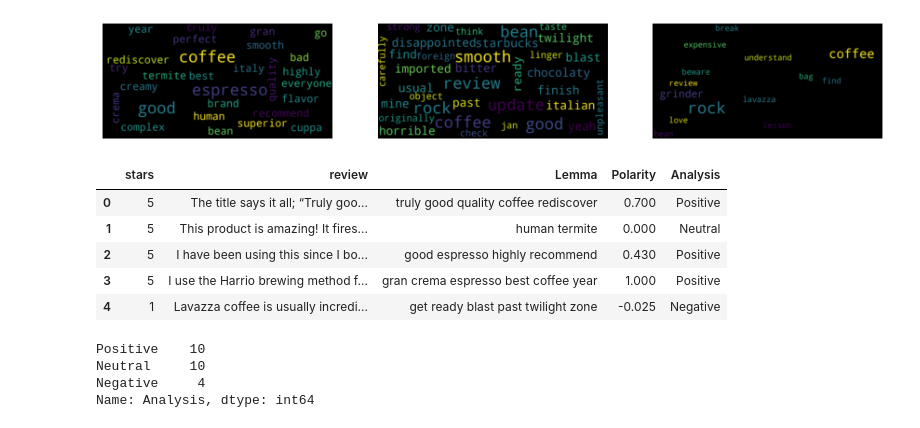
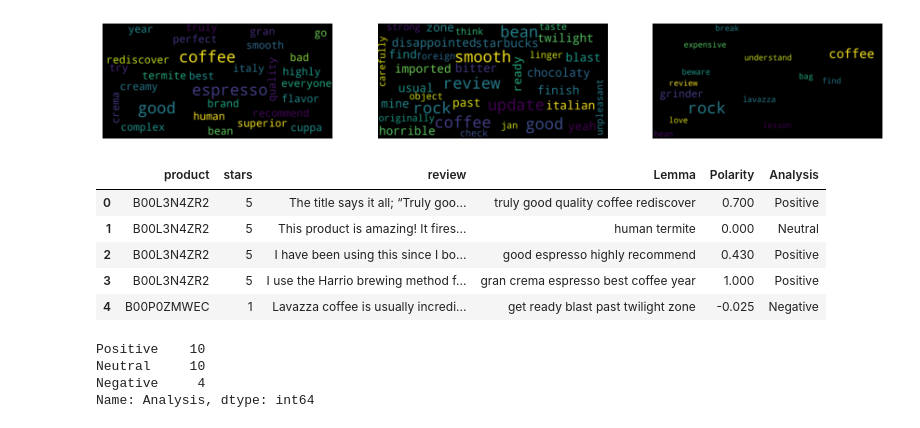
Before and after one commit to yassmin1/Coffee_Lovers, a Jupyter notebook: coffee_review_sentiments.ipynb, the cells around one changed output. Saved outputs shown, nothing was run; the diff lists cells and outputs as text; code cells hidden in the pictures.

```diff
--- a/coffee_review_sentiments.ipynb
+++ b/coffee_review_sentiments.ipynb
@@ -178,18 +178,18 @@ def analysis(score):
     else:
         return 'Positive'
 # %%
-fin_data = pd.DataFrame(mydata[['stars','review', 'Lemma']])
+fin_data = pd.DataFrame(mydata[['product','stars','review', 'Lemma']])
 # fin_data['Subjectivity'] = fin_data['Lemma'].apply(getSubjectivity)
 fin_data['Polarity'] = fin_data['Lemma'].apply(getPolarity)
 fin_data['Analysis'] = fin_data['Polarity'].apply(analysis)
 fin_data.head()
 # %% [output]
-|  | stars | review | Lemma | Polarity | Analysis |
-| 0 | 5 | The title says it all; “Truly goo... | truly good quality coffee rediscover | 0.700 | Positive |
-| 1 | 5 | This product is amazing! It fires... | human termite | 0.000 | Neutral |
-| 2 | 5 | I have been using this since I bo... | good espresso highly recommend | 0.430 | Positive |
-| 3 | 5 | I use the Harrio brewing method f... | gran crema espresso best coffee year | 1.000 | Positive |
-| 4 | 1 | Lavazza coffee is usually incredi... | get ready blast past twilight zone | -0.025 | Negative |
+|  | product | stars | review | Lemma | Polarity | Analysis |
+| 0 | B00L3N4ZR2 | 5 | The title says it all; “Truly goo... | truly good quality coffee rediscover | 0.700 | Positive |
+| 1 | B00L3N4ZR2 | 5 | This product is amazing! It fires... | human termite | 0.000 | Neutral |
+| 2 | B00L3N4ZR2 | 5 | I have been using this since I bo... | good espresso highly recommend | 0.430 | Positive |
+| 3 | B00L3N4ZR2 | 5 | I use the Harrio brewing method f... | gran crema espresso best coffee year | 1.000 | Positive |
+| 4 | B00P0ZMWEC | 1 | Lavazza coffee is usually incredi... | get ready blast past twilight zone | -0.025 | Negative |
 # %%
 tb_counts = fin_data.Analysis.value_counts()
 
```
Also changed, not shown: parts of 5 cells of this notebook.
